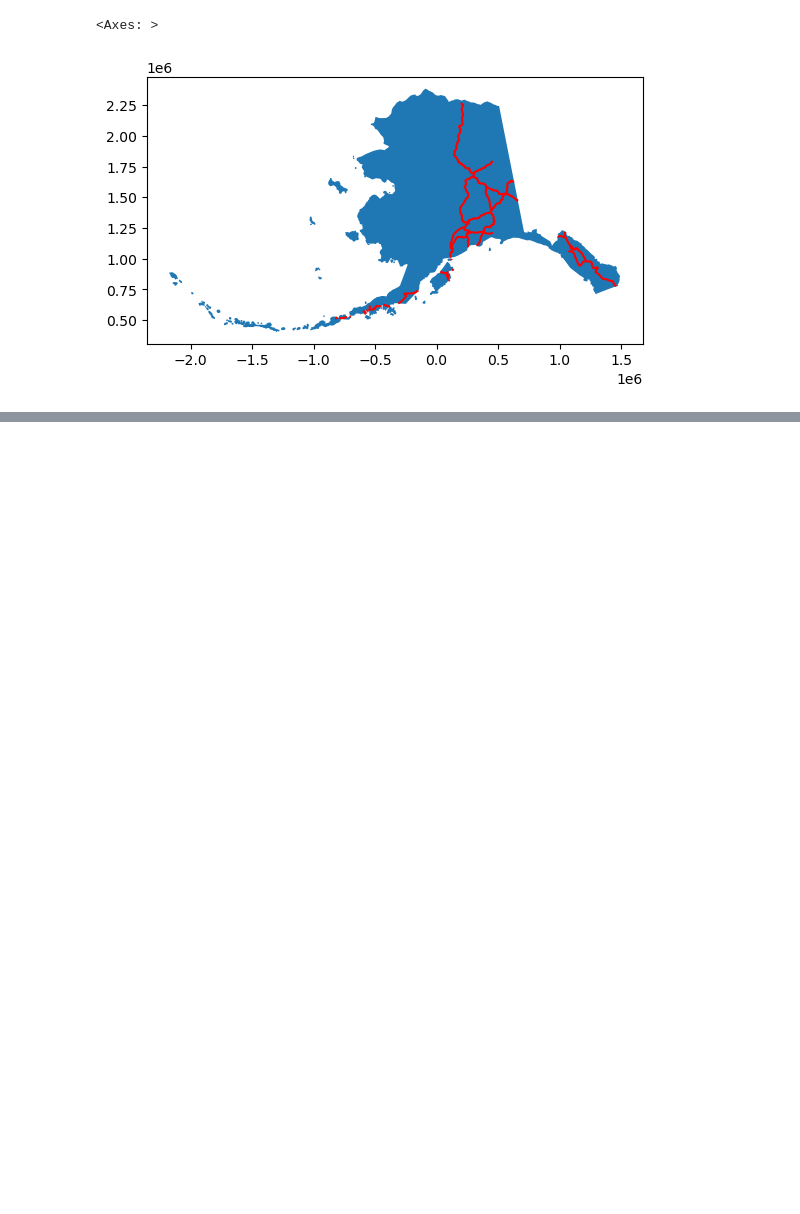
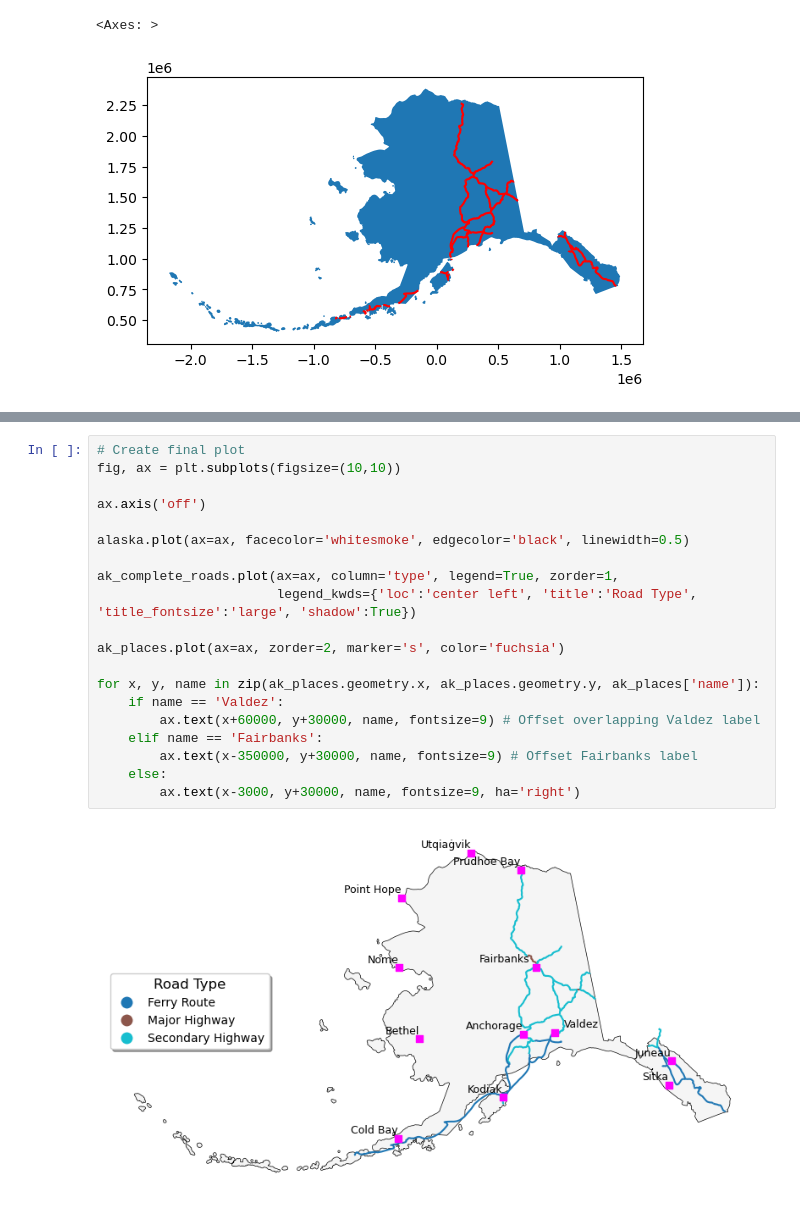
Before and after one commit to zachyyy700/eds220-2025-in-class, a Jupyter notebook: week7-clipping.ipynb, the cells around one changed output, grey strips where cells are left out. Drawn from its saved outputs; the diff is of its cells as text; blank space fills up the shorter version.

Commit message:
Finalize week7 inclass

```diff
--- a/week7-clipping.ipynb
+++ b/week7-clipping.ipynb
@@ -167,0 +204,22 @@ ak_roads.plot(ax=ax, color='red')
+# %%
+# Create final plot
+fig, ax = plt.subplots(figsize=(10,10))
+
+ax.axis('off')
+
+alaska.plot(ax=ax, facecolor='whitesmoke', edgecolor='black', linewidth=0.5)
+
+ak_complete_roads.plot(ax=ax, column='type', legend=True, zorder=1,
+                       legend_kwds={'loc':'center left', 'title':'Road Type', 'title_fontsize':'large', 'shadow':True})
+
+ak_places.plot(ax=ax, zorder=2, marker='s', color='fuchsia')
+
+for x, y, name in zip(ak_places.geometry.x, ak_places.geometry.y, ak_places['name']):
+    if name == 'Valdez':
+        ax.text(x+60000, y+30000, name, fontsize=9) # Offset overlapping Valdez label
+    elif name == 'Fairbanks':
+        ax.text(x-350000, y+30000, name, fontsize=9) # Offset Fairbanks label
+    else:
+        ax.text(x-3000, y+30000, name, fontsize=9, ha='right')
+# %% [output]
+[figure, added]
```
Also changed, not shown: parts of 6 cells of this notebook.
